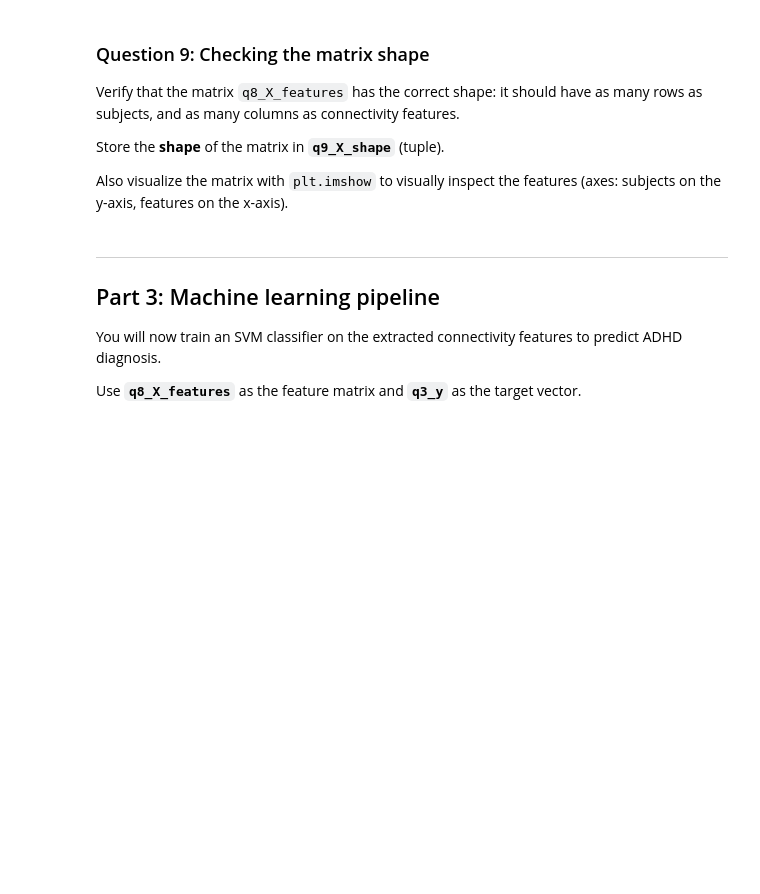
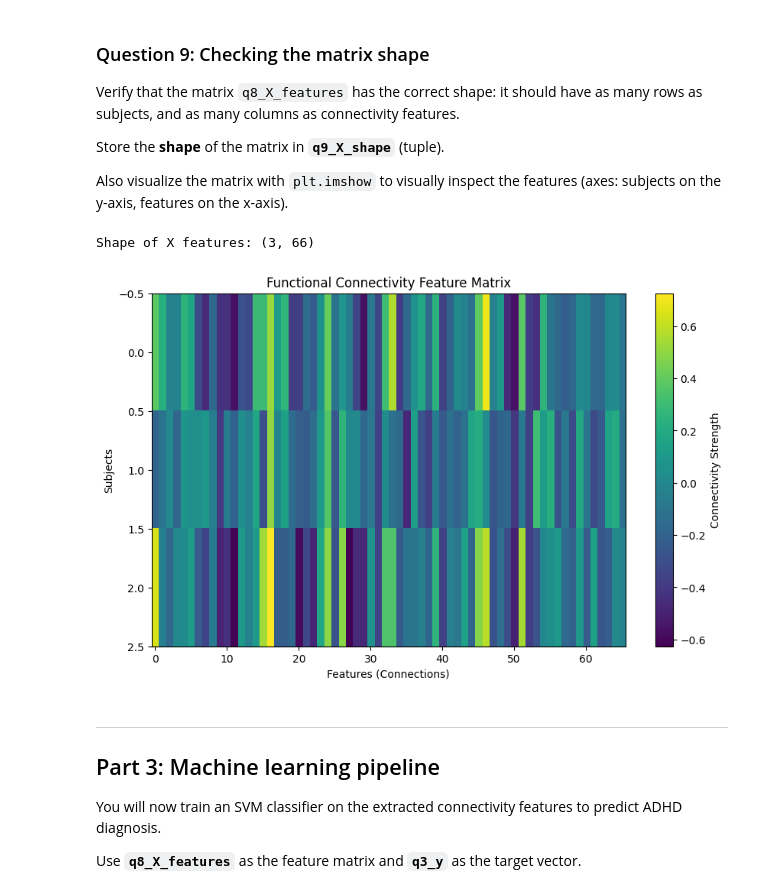
Before and after one commit to DHCLAIRE/BHS-TW_HW, a Jupyter notebook: 2026_HHSA_BHS-TW_HW/ML-fMRI_HW_exercises_adhd.ipynb, the cells around one changed output. Cells and saved outputs as stored; diff of their text form; code cells hidden in the pictures; blank space fills up the shorter version.

```diff
--- a/2026_HHSA_BHS-TW_HW/ML-fMRI_HW_exercises_adhd.ipynb
+++ b/2026_HHSA_BHS-TW_HW/ML-fMRI_HW_exercises_adhd.ipynb
@@ -232,9 +243,16 @@ Store the vector in **`q7_corr_vector`** and the **number of features** (length
 
 *Hint: `ConnectivityMeasure.fit_transform` expects a list of time series arrays.*
 # %%
-# Answer 7
+# Initialize ConnectivityMeasure
+measure = ConnectivityMeasure(
+    kind='correlation',
+    vectorize=True,
+    discard_diagonal=True
+)
 
-# Your code here
+# Compute connectivity vector (fit_transform expects a list, so we pass a list of 1 and extract index 0)
+q7_corr_vector = measure.fit_transform([q6_timeseries])[0]
 
-# q7_corr_vector = ...
-# q7_n_features = ...
+# Number of features
+q7_n_features = len(q7_corr_vector)
+print("Number of features:", q7_n_features)
@@ -249,12 +269,16 @@ To save time on re-runs, save/load code is provided in the next cell.
 
 *Hint: use a `for` loop and the same approach as for subject 0. You can reuse the `masker` and `ConnectivityMeasure` objects from Q6 and Q7.*
 # %%
-# Answer 8
-# Initialize a new ConnectivityMeasure with the same parameters as in Question 7
+# Initialize a list to hold all time series
+all_timeseries = []
 
-# Your code here — build q8_X_features with a loop over all subjects
+# Loop through all subjects
+for f, c in zip(func, confounds):
+    ts = masker.fit_transform(f, confounds=c)
+    all_timeseries.append(ts)
 
-# q8_X_features = ...
+# Transform all time series into the feature matrix X
+q8_X_features = measure.fit_transform(all_timeseries)
 # %% [markdown]
 ### Question 9: Checking the matrix shape
 
@@ -264,11 +288,21 @@ Store the **shape** of the matrix in **`q9_X_shape`** (tuple).
 
 Also visualize the matrix with `plt.imshow` to visually inspect the features (axes: subjects on the y-axis, features on the x-axis).
 # %%
-# Answer 9
+# Matrix shape
+q9_X_shape = q8_X_features.shape
+print("Shape of X features:", q9_X_shape)
 
-# Your code here
-
-# q9_X_shape = ...
+# Visualize the feature matrix
+plt.figure(figsize=(10, 6))
+plt.imshow(q8_X_features, aspect='auto', cmap='viridis')
+plt.colorbar(label='Connectivity Strength')
+plt.xlabel('Features (Connections)')
+plt.ylabel('Subjects')
+plt.title('Functional Connectivity Feature Matrix')
+plt.show()
+# %% [output]
+Shape of X features: (3, 66)
+[figure, added]
 # %% [markdown]
 ---
 ## Part 3: Machine learning pipeline
```
Also changed, not shown: parts of 21 cells of this notebook.
